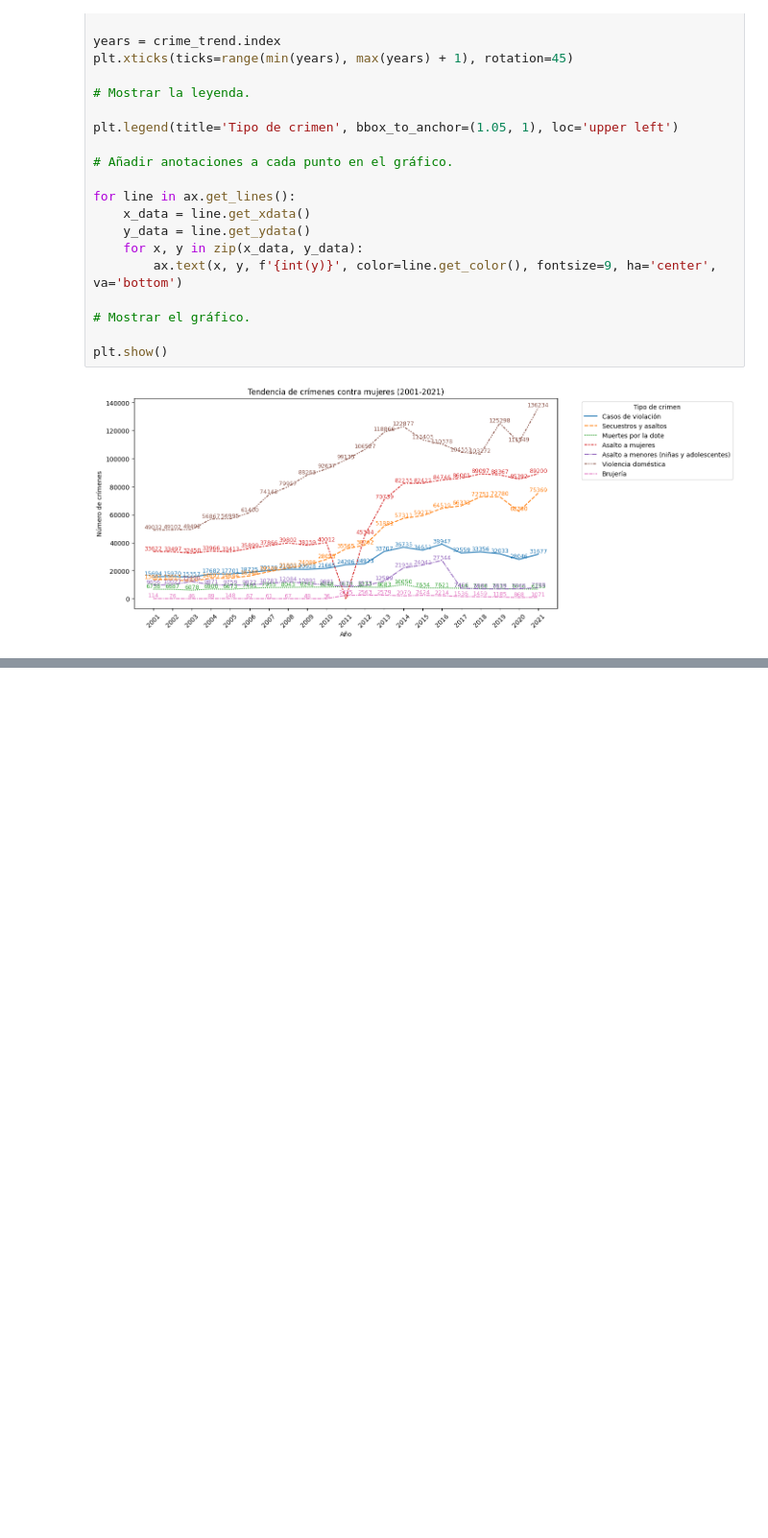
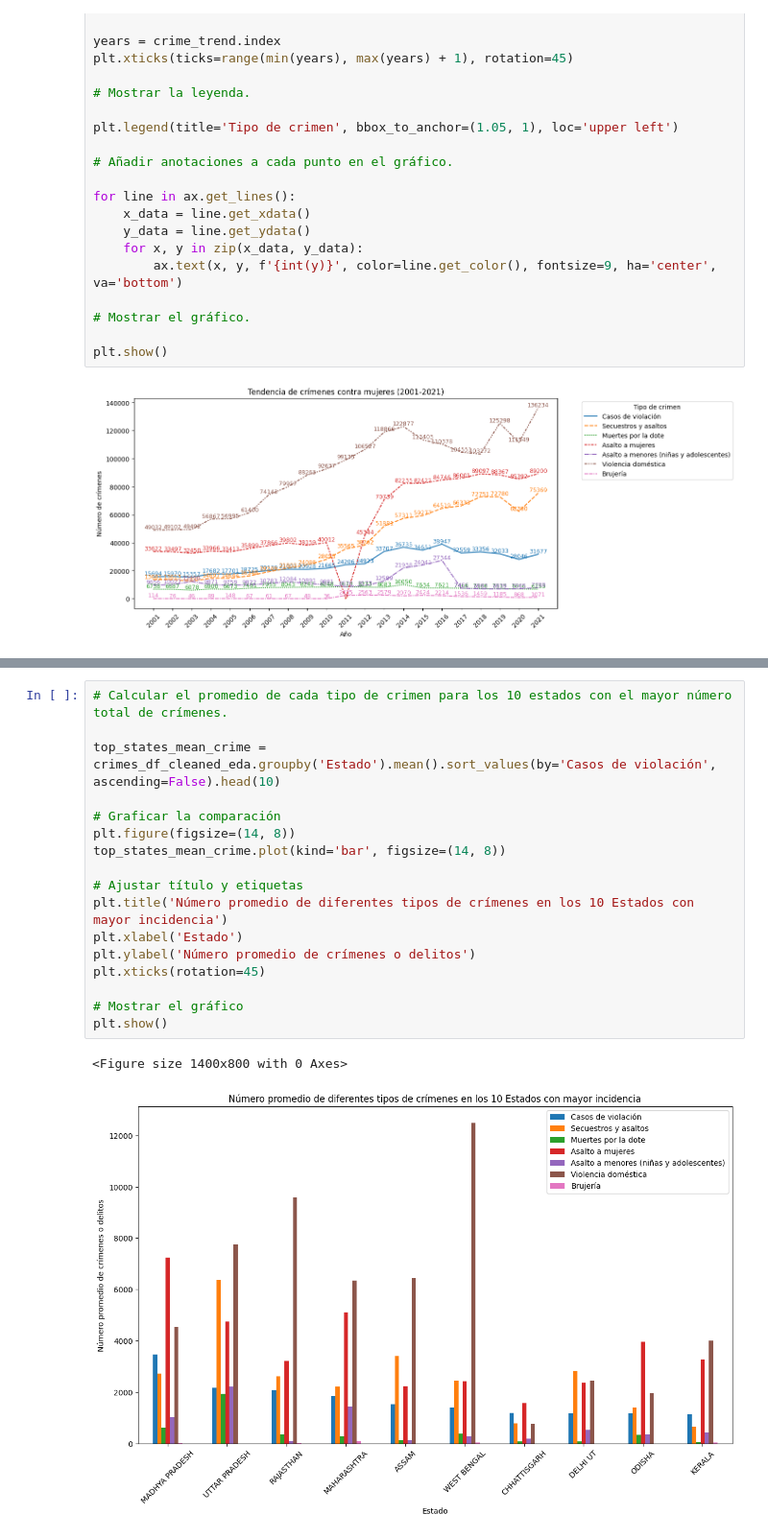
Before and after one commit to Esme-Sanc/proyecto1, a Jupyter notebook: main.ipynb, the cells around one changed output, grey strips where cells are left out. Shown at 96% size. Saved outputs shown, nothing was run; the diff lists cells and outputs as text; blank space fills up the shorter version.

```diff
--- a/main.ipynb
+++ b/main.ipynb
@@ -208,0 +213,20 @@ plt.show()
+# %%
+# Calcular el promedio de cada tipo de crimen para los 10 estados con el mayor número total de crímenes.
+
+top_states_mean_crime = crimes_df_cleaned_eda.groupby('Estado').mean().sort_values(by='Casos de violación', ascending=False).head(10)
+
+# Graficar la comparación
+plt.figure(figsize=(14, 8))
+top_states_mean_crime.plot(kind='bar', figsize=(14, 8))
+
+# Ajustar título y etiquetas
+plt.title('Número promedio de diferentes tipos de crímenes en los 10 Estados con mayor incidencia')
+plt.xlabel('Estado')
+plt.ylabel('Número promedio de crímenes o delitos')
+plt.xticks(rotation=45)
+
+# Mostrar el gráfico
+plt.show()
+# %% [output]
+<Figure size 1400x800 with 0 Axes>
+[figure, added]
```
Also changed, not shown: parts of 2 cells of this notebook.
